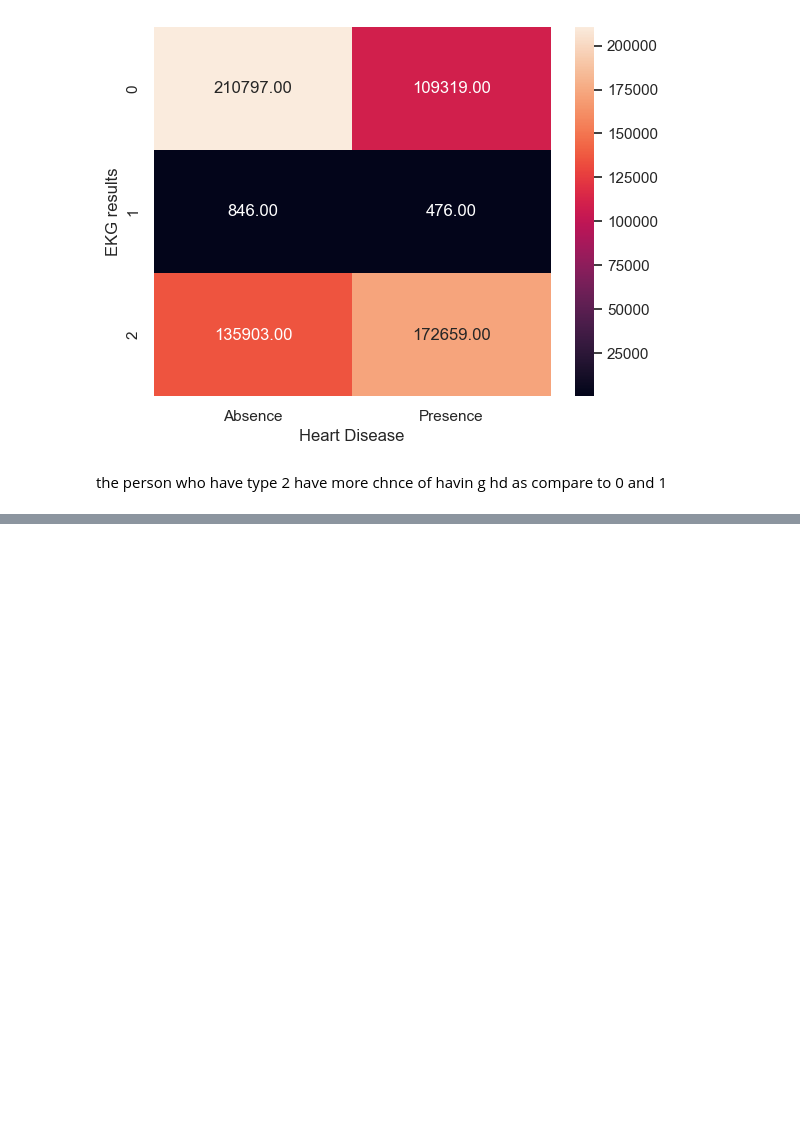
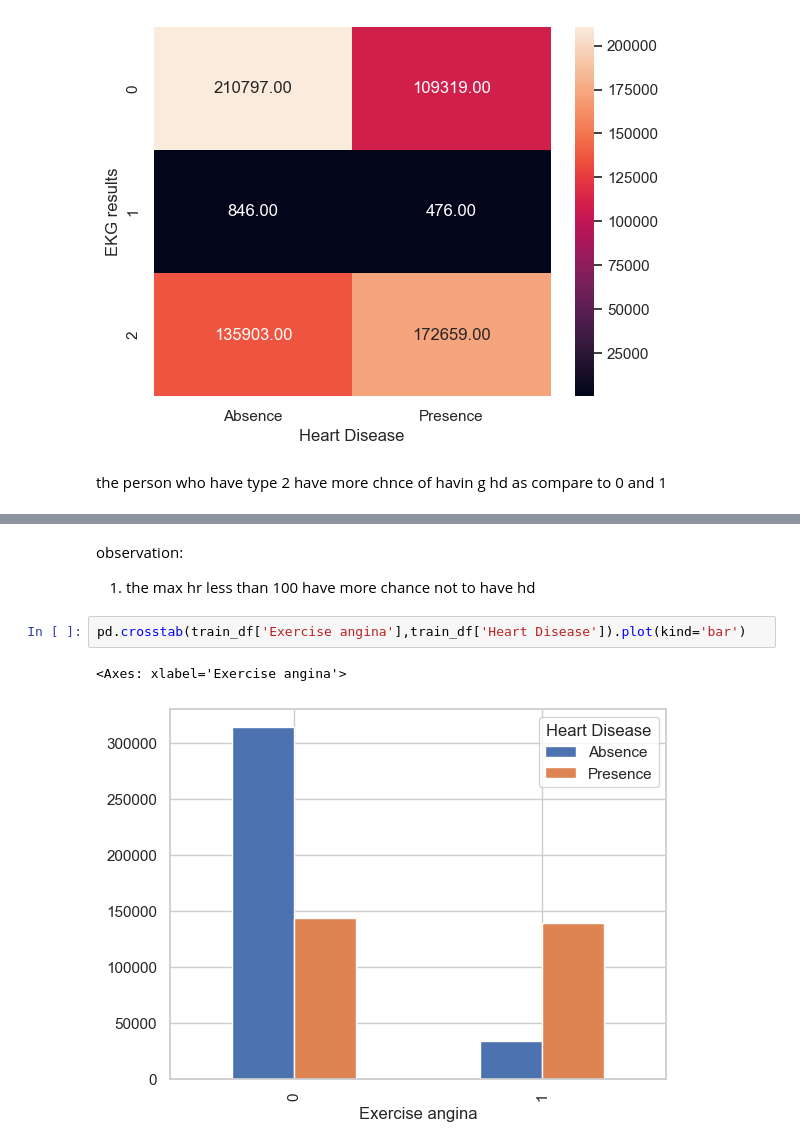
Before and after one commit to karansingh-chauhan/heart-desires-check, a Jupyter notebook: multivarienteda.ipynb, the cells around one changed output, grey strips where cells are left out. Cells and saved outputs as stored; diff of their text form; blank space fills up the shorter version.

```diff
--- a/multivarienteda.ipynb
+++ b/multivarienteda.ipynb
@@ -132,0 +143,8 @@ the person who have type 2 have more chnce of havin g hd as compare to 0 and 1
+# %% [markdown]
+observation:
+1. the max hr less than 100 have more chance not to have hd
+# %%
+pd.crosstab(train_df['Exercise angina'],train_df['Heart Disease']).plot(kind='bar')
+# %% [output]
+<Axes: xlabel='Exercise angina'>
+[figure, added]
```
Also changed, not shown: parts of 25 cells of this notebook, 1 other file.
